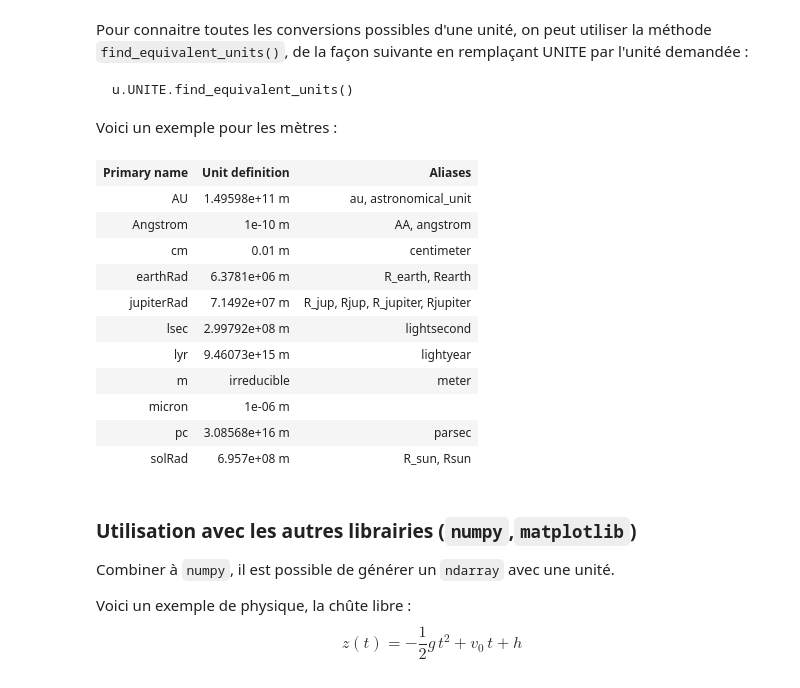
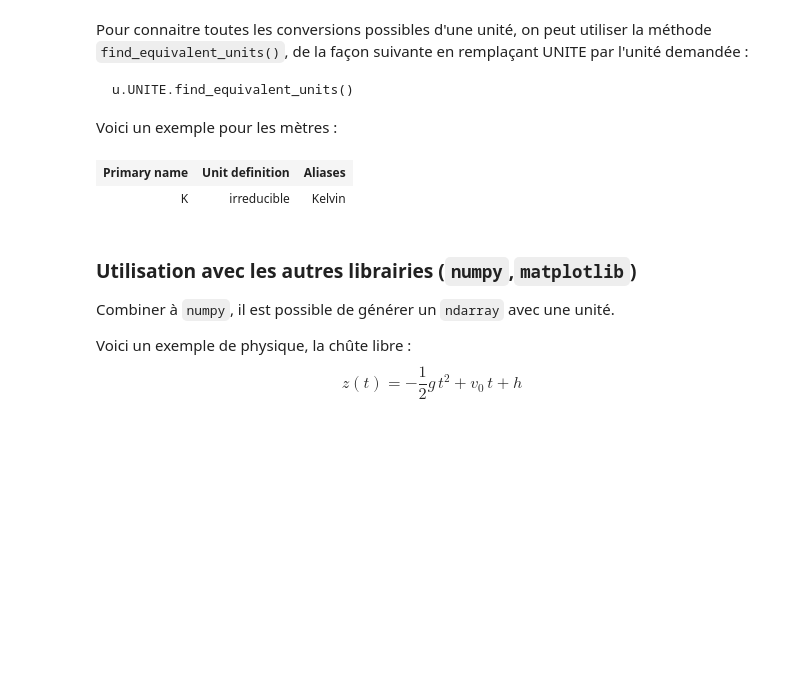
Before and after one commit to gimau/IntroPython, a Jupyter notebook: TD10.ipynb, the cells around one changed output. Saved outputs shown, nothing was run; the diff lists cells and outputs as text; code cells hidden in the pictures; blank space fills up the shorter version.

```diff
--- a/TD10.ipynb
+++ b/TD10.ipynb
@@ -94,20 +94,10 @@ Pour connaitre toutes les conversions possibles d'une unité, on peut utiliser l
 
 Voici un exemple pour les mètres :
 # %%
-u.m.find_equivalent_units()
+u.Kelvin.find_equivalent_units()
 # %% [output]
 | Primary name | Unit definition | Aliases |
-| AU | 1.49598e+11 m | au, astronomical_unit |
-| Angstrom | 1e-10 m | AA, angstrom |
-| cm | 0.01 m | centimeter |
-| earthRad | 6.3781e+06 m | R_earth, Rearth |
-| jupiterRad | 7.1492e+07 m | R_jup, Rjup, R_jupiter, Rjupiter |
-| lsec | 2.99792e+08 m | lightsecond |
-| lyr | 9.46073e+15 m | lightyear |
-| m | irreducible | meter |
-| micron | 1e-06 m |  |
-| pc | 3.08568e+16 m | parsec |
-| solRad | 6.957e+08 m | R_sun, Rsun |
+| K | irreducible | Kelvin |
 # %% [markdown]
 ### Utilisation avec les autres librairies (`numpy`,`matplotlib`)
 
```
Also changed, not shown: parts of 1 cell of this notebook, 11 other files.
